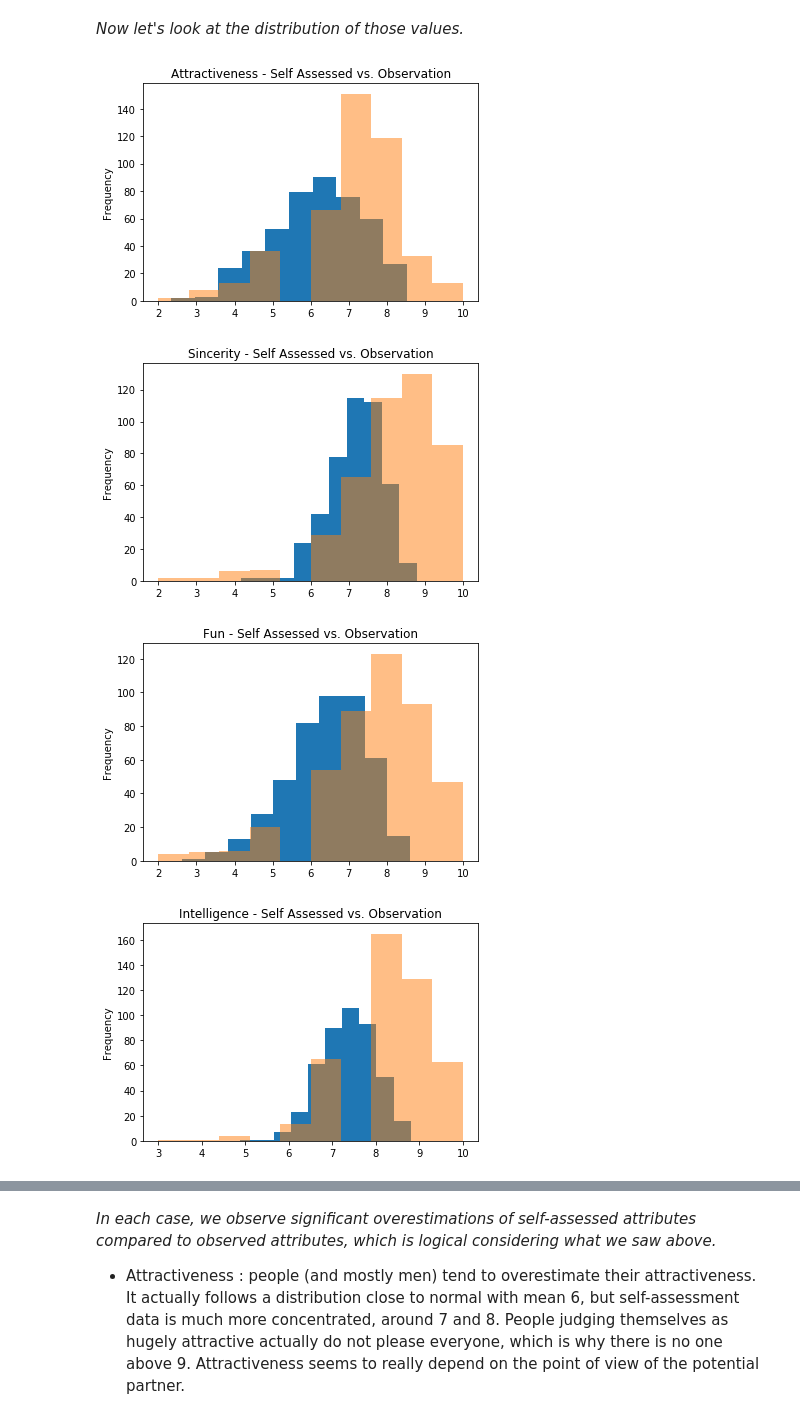
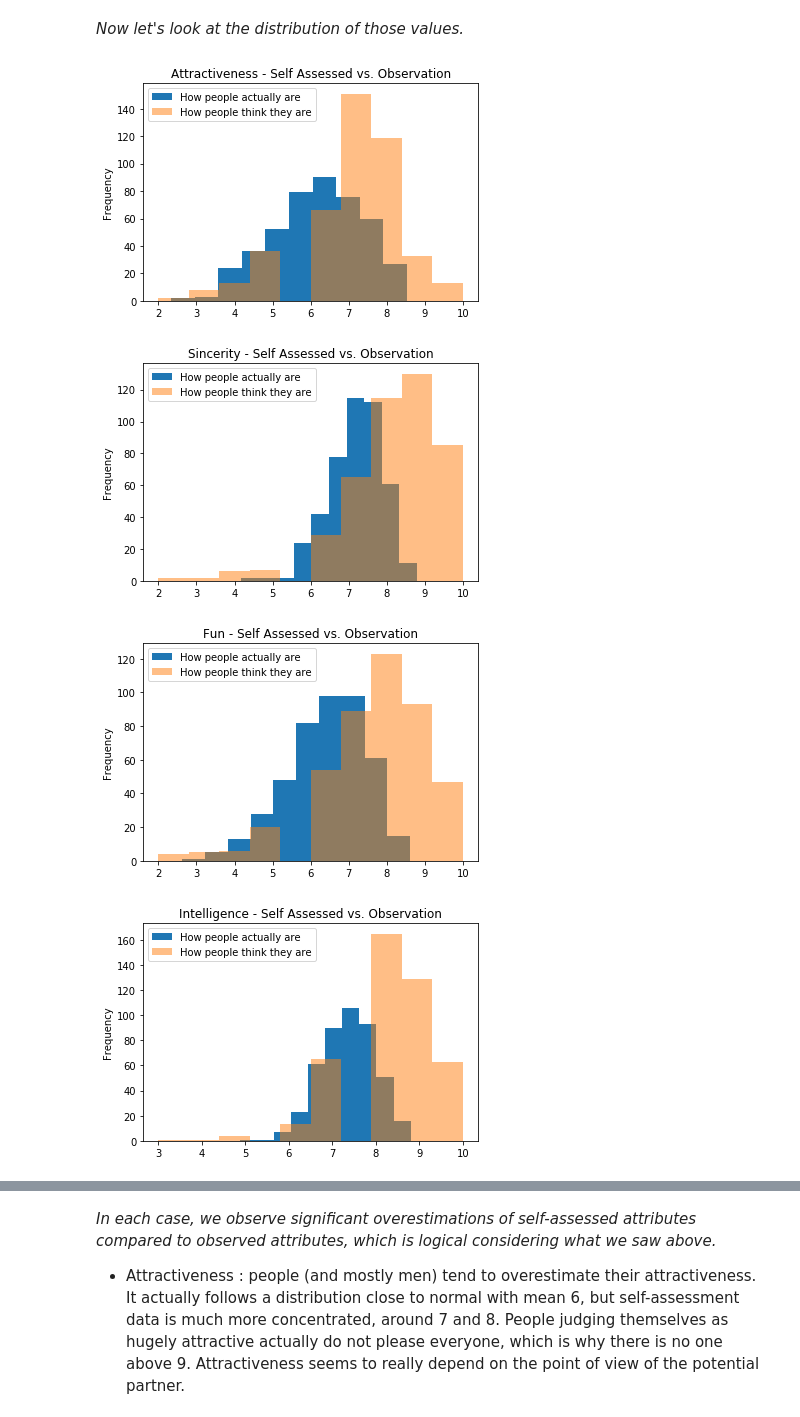
Before and after one commit to alexchouraki/Python-Project, a Jupyter notebook: Python Project.ipynb, the cells around one changed output, grey strips where cells are left out. Cells and saved outputs as stored; diff of their text form; code cells hidden in the pictures.

```diff
--- a/Python Project.ipynb
+++ b/Python Project.ipynb
@@ -524,27 +541,32 @@ See the caveats in the documentation: http://pandas.pydata.org/pandas-docs/stabl
 # %%
 %matplotlib inline
 sddSA['attr_o'].plot.hist(alpha=1, bins = 10)
 sddSA['attr3_1'].plot.hist(alpha=0.5, bins = 10)
+mpl.legend({"How people actually are", "How people think they are"})
 mpl.title("Attractiveness - Self Assessed vs. Observation")
 mpl.show()
 sddSA['sinc_o'].plot.hist(alpha=1, bins = 10)
 sddSA['sinc3_1'].plot.hist(alpha=0.5, bins = 10)
+mpl.legend({"How people actually are", "How people think they are"})
 mpl.title("Sincerity - Self Assessed vs. Observation")
 mpl.show()
 sddSA['fun_o'].plot.hist(alpha=1, bins = 10)
 sddSA['fun3_1'].plot.hist(alpha=0.5, bins = 10)
+mpl.legend({"How people actually are", "How people think they are"})
 mpl.title("Fun - Self Assessed vs. Observation")
 mpl.show()
 sddSA['intel_o'].plot.hist(alpha=1, bins = 10)
 sddSA['intel3_1'].plot.hist(alpha=0.5, bins = 10)
+mpl.legend({"How people actually are", "How people think they are"})
 mpl.title("Intelligence - Self Assessed vs. Observation")
 mpl.show()
 sddSA['amb_o'].plot.hist(alpha=1, bins = 10)
 sddSA['amb3_1'].plot.hist(alpha=0.5, bins = 10)
+mpl.legend({"How people actually are", "How people think they are"})
 mpl.title("Ambition - Self Assessed vs. Observation")
 mpl.show()
 # %% [output]
-[figure, old version]
+[figure, new version]
-[figure, old version]
+[figure, new version]
-[figure, old version]
+[figure, new version]
-[figure, old version]
+[figure, new version]
```
Also changed, not shown: parts of 11 cells of this notebook.
